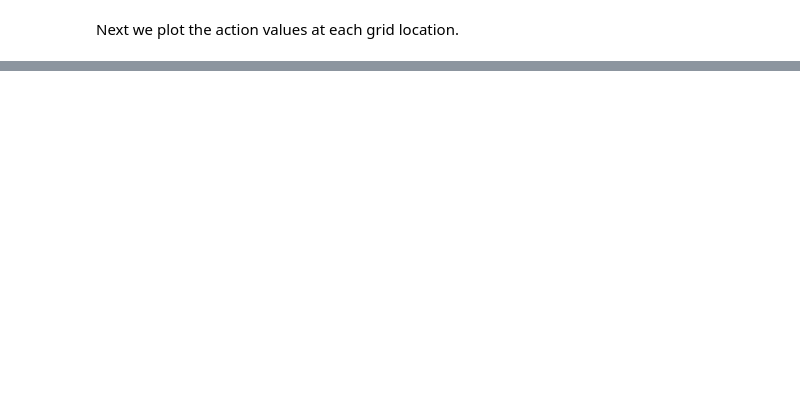
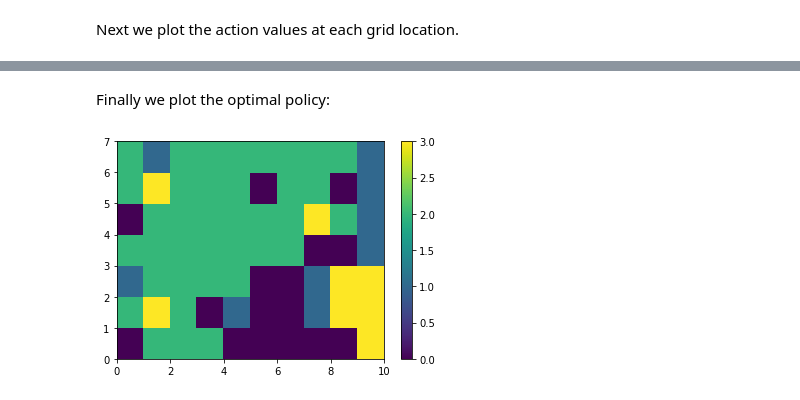
Before and after one commit to zhong1wan/RL, a Jupyter notebook: windy_gridworld.ipynb, the cells around one changed output, grey strips where cells are left out. Cells and saved outputs as stored; diff of their text form; code cells hidden in the pictures; blank space fills up the shorter version.

```diff
--- a/windy_gridworld.ipynb
+++ b/windy_gridworld.ipynb
@@ -137,0 +152,14 @@ plt.tight_layout()
+# %% [markdown]
+Finally we plot the optimal policy:
+# %%
+Q_op = np.zeros((R, C))
+ep = 0
+for r in range(R):
+    for c in range(C):
+        Q_op[r, c] = ep_greedy(r, c, Q)
+
+plt.pcolor(Q_op)
+plt.colorbar()
+plt.show()
+# %% [output]
+[figure, added]
```
Also changed, not shown: parts of 9 cells of this notebook.
